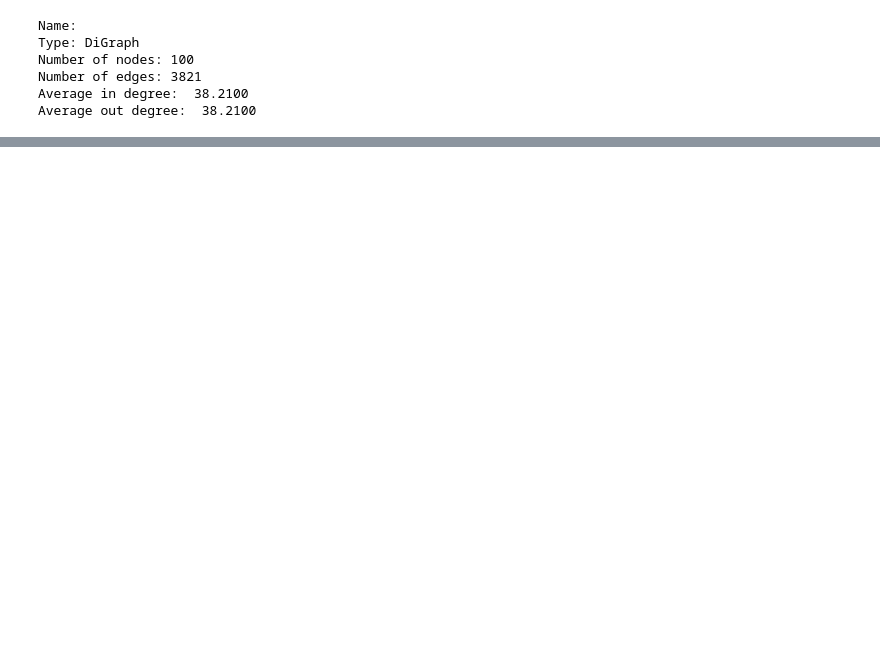
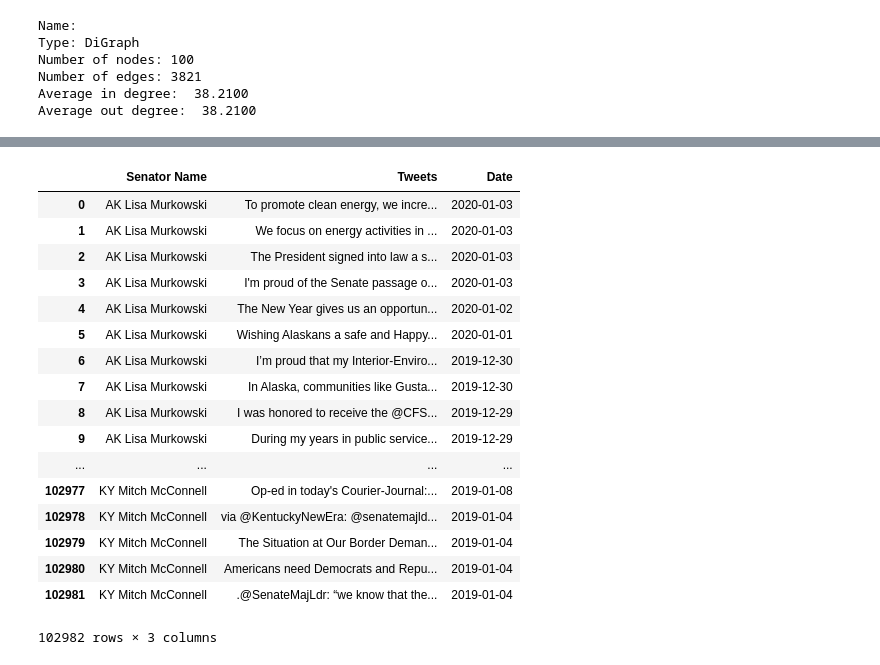
Before and after one commit to AnuragPamuru/dsc-180b-capstone-b03, a Jupyter notebook: notebooks/data/EDA.ipynb, the cells around one changed output, grey strips where cells are left out. Cells and saved outputs as stored; diff of their text form; code cells hidden in the pictures; blank space fills up the shorter version.

Commit message:
handles, tweets, and edges cleaned

```diff
--- a/notebooks/data/EDA.ipynb
+++ b/notebooks/data/EDA.ipynb
@@ -35 +39,22 @@ nx.draw_kamada_kawai(G, node_color = ['red' if i[1]['party'] == 'R' else 'blue'
 [figure]
+# %%
+tweets
+# %% [output]
+|  | Senator Name | Tweets | Date |
+| 0 | AK Lisa Murkowski | To promote clean energy, we incre... | 2020-01-03 |
+| 1 | AK Lisa Murkowski | We focus on energy activities in ... | 2020-01-03 |
+| 2 | AK Lisa Murkowski | The President signed into law a s... | 2020-01-03 |
+| 3 | AK Lisa Murkowski | I'm proud of the Senate passage o... | 2020-01-03 |
+| 4 | AK Lisa Murkowski | The New Year gives us an opportun... | 2020-01-02 |
+| 5 | AK Lisa Murkowski | Wishing Alaskans a safe and Happy... | 2020-01-01 |
+| 6 | AK Lisa Murkowski | I’m proud that my Interior-Enviro... | 2019-12-30 |
+| 7 | AK Lisa Murkowski | In Alaska, communities like Gusta... | 2019-12-30 |
+| 8 | AK Lisa Murkowski | I was honored to receive the @CFS... | 2019-12-29 |
+| 9 | AK Lisa Murkowski | During my years in public service... | 2019-12-29 |
+| ... | ... | ... | ... |
+| 102977 | KY Mitch McConnell | Op-ed in today's Courier-Journal:... | 2019-01-08 |
+| 102978 | KY Mitch McConnell | via @KentuckyNewEra: @senatemajld... | 2019-01-04 |
+| 102979 | KY Mitch McConnell | The Situation at Our Border Deman... | 2019-01-04 |
+| 102980 | KY Mitch McConnell | Americans need Democrats and Repu... | 2019-01-04 |
+| 102981 | KY Mitch McConnell | .@SenateMajLdr: “we know that the... | 2019-01-04 |
+102982 rows × 3 columns
```
Also changed, not shown: parts of 1 cell of this notebook, 5 other files.
